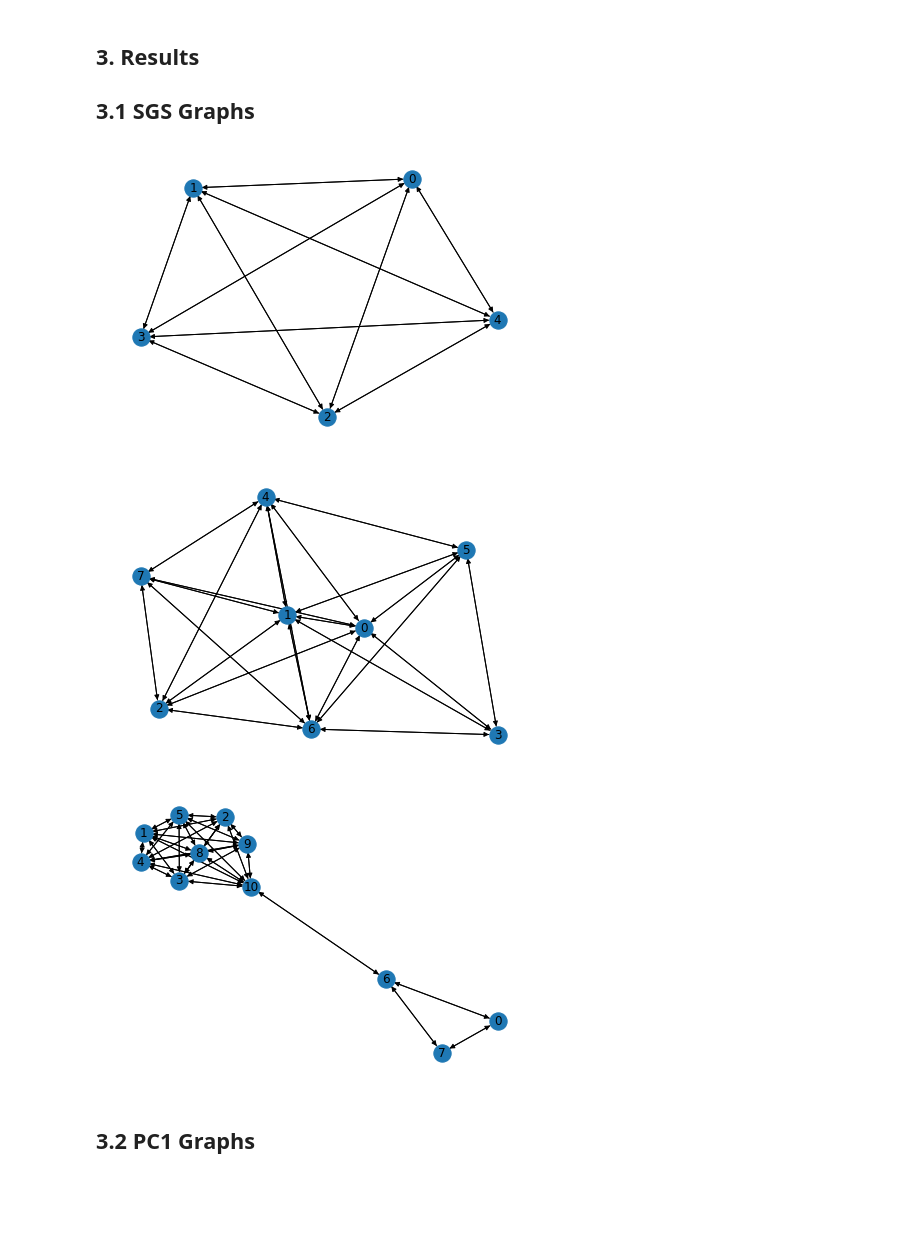
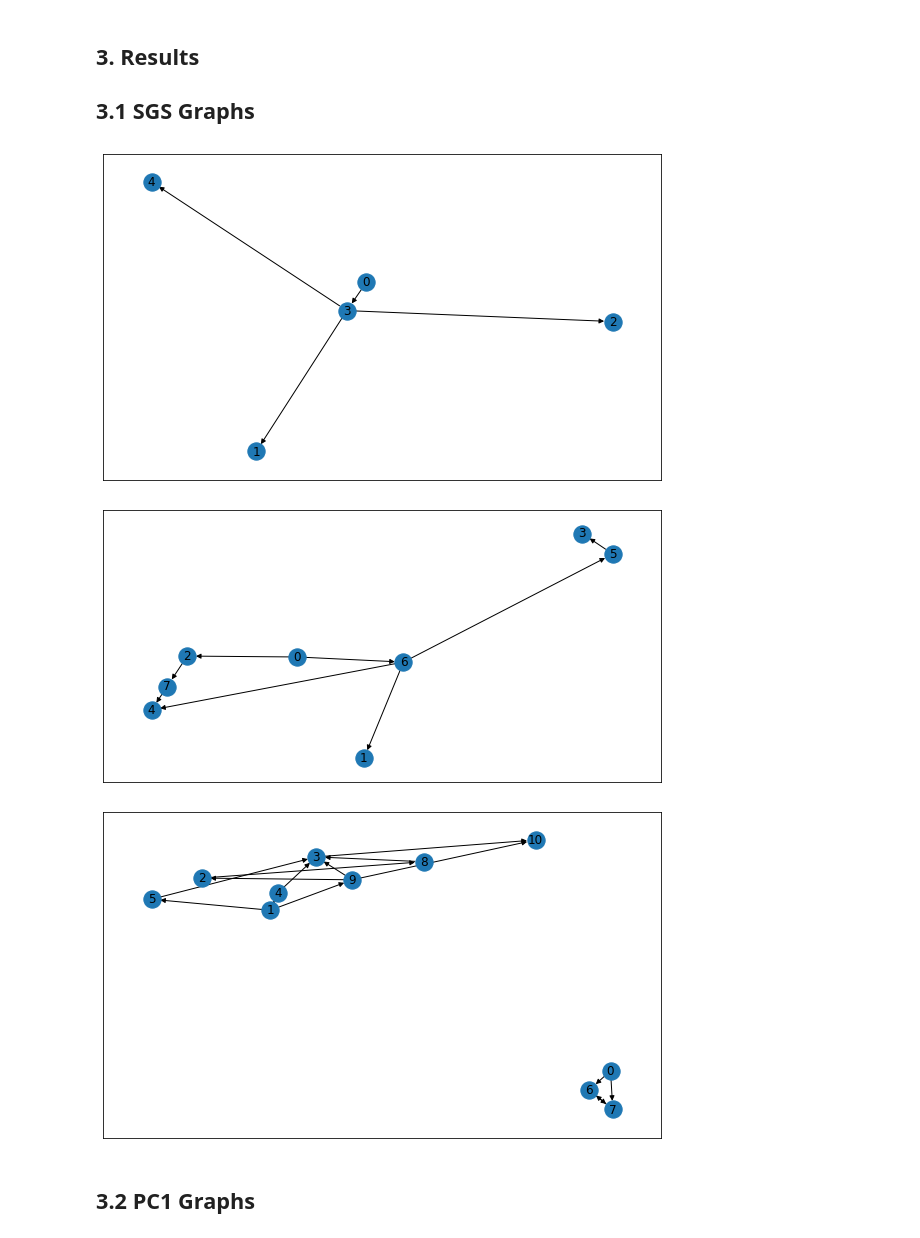
Before and after one commit to 0xMarmelade/mgt-416-causal-inference, a Jupyter notebook: Final Project/Final Project/ex1.ipynb, the cells around one changed output. Drawn from its saved outputs; the diff is of its cells as text; code cells hidden in the pictures; blank space fills up the shorter version.

```diff
--- a/Final Project/Final Project/ex1.ipynb
+++ b/Final Project/Final Project/ex1.ipynb
@@ -24,6 +24,9 @@ def sgs(dataset: np.ndarray) -> (np.ndarray, [set]):
     all_nodes = range(n_columns)
 
     adjacency_matrix =  np.zeros((n_columns, n_columns))
+
+    test_counter = []
+    counter = 0
 
     # Initialize a list of sets to keep for the edge orientation phase
     #Z_set = np.full((n_columns, n_columns), set())
@@ -37,19 +40,27 @@ def sgs(dataset: np.ndarray) -> (np.ndarray, [set]):
             possible_controls = list(all_nodes).copy()
             possible_controls.remove(node_i)
             possible_controls.remove(node_j)
+
+            conditionnal_indep_does_not_hold = True
             for n_controls in range(len(possible_controls)):
-                condition_set = list(itertools.combinations(possible_controls, n_controls))
+                if not conditionnal_indep_does_not_hold:
+                    break
+                condition_set = itertools.combinations(possible_controls, n_controls)
 
-                conditionnal_indep_does_not_hold = True
+
                 for condition in condition_set:
+                    counter += 1
                     if ci_test(dataset, node_i, node_j, condition):
                         conditionnal_indep_does_not_hold = False
+
+                        Z_set[node_i][node_j] |= set(condition_set)
+                        Z_set[node_i][node_j] |= set(condition_set)
+
                         break
-                if conditionnal_indep_does_not_hold:
-                    adjacency_matrix[node_i][node_j] = adjacency_matrix[node_j][node_i] = 1
-                    Z_set[node_i][node_j] |= set(condition_set)
-                    Z_set[node_i][node_j] |= set(condition_set)
+            if conditionnal_indep_does_not_hold:
+                adjacency_matrix[node_i][node_j] = adjacency_matrix[node_j][node_i] = 1
 
+    print(counter)
     return adjacency_matrix, Z_set
 # %% [markdown]
 ## 1.1 PC Algorithm
@@ -120,6 +136,3 @@ def pc2(dataset: np.ndarray) -> (np.ndarray, [set]):
 # %% [markdown]
 ## 2 Orienting the edges
 ### 2.1 Starting with V-structures
-# %%
-for (i,j,k) in itertools.combinations([1,2,3,4,5], 3):
-    print(i,j,k)
@@ -146,10 +148,11 @@ def add_v_structures(graph: nx.Graph, Z_sets: [set]) -> nx.DiGraph:
             nodes_k = list(nodes_j)
             nodes_k.remove(j)
             for k in nodes_k:
+                # if i -> j -> k and not (i -> k && j not in Z), keep i->j<-k
                 if directed_graph.has_edge(i,j) and directed_graph.has_edge(j,k) and (not directed_graph.has_edge(i,k)):
                     if j not in Z_sets[i][k]:
-                        if directed_graph.has_edge(i,j):
-                            directed_graph.remove_edge(i,j)
+                        if directed_graph.has_edge(j,i):
+                            directed_graph.remove_edge(j,i)
                         if directed_graph.has_edge(k,j):
                             directed_graph.remove_edge(k,j)
     return directed_graph
@@ -222,17 +269,20 @@ KeyboardInterrupt:
 ## 3. Results
 ## 3.1 SGS Graphs
 # %%
-nx.draw(sgs_directed_graphs[0], with_labels=True)
+plt.figure(figsize=(10,6))
+nx.draw_networkx(sgs_directed_graphs[0], with_labels=True)
 # %% [output]
-[figure, old version]
+[figure, new version]
 # %%
-nx.draw(sgs_directed_graphs[1], with_labels=True)
+plt.figure(figsize=(10,5))
+nx.draw_networkx(sgs_directed_graphs[1], with_labels=True)
 # %% [output]
-[figure, old version]
+[figure, new version]
 # %%
-nx.draw(sgs_directed_graphs[2], with_labels=True)
+plt.figure(figsize=(10,6))
+nx.draw_networkx(sgs_directed_graphs[2], with_labels=True)
 # %% [output]
-[figure, old version]
+[figure, new version]
 # %% [markdown]
 ## 3.2 PC1 Graphs
 # %%
```
Also changed, not shown: parts of 14 cells of this notebook, 1 other file.
